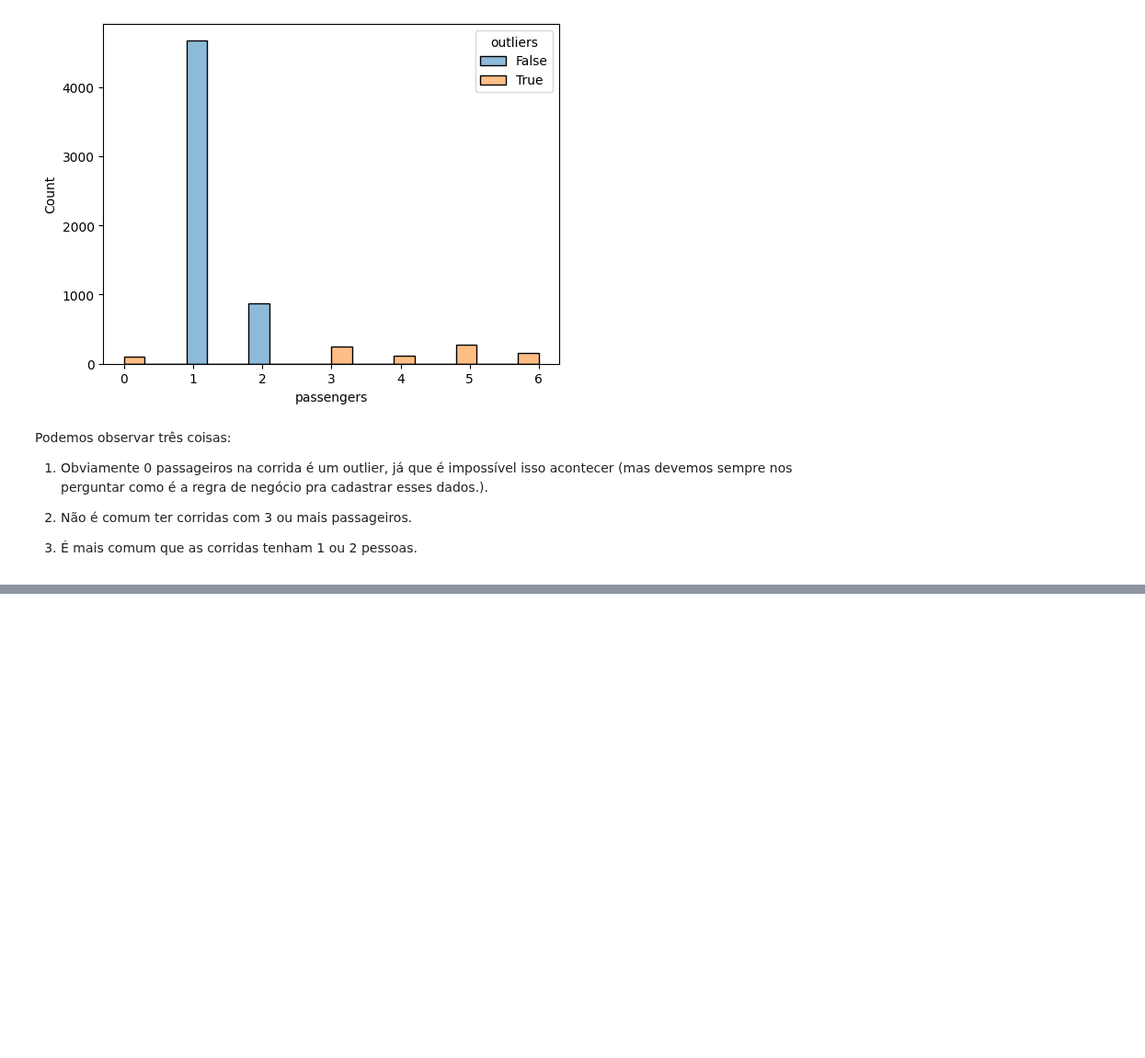
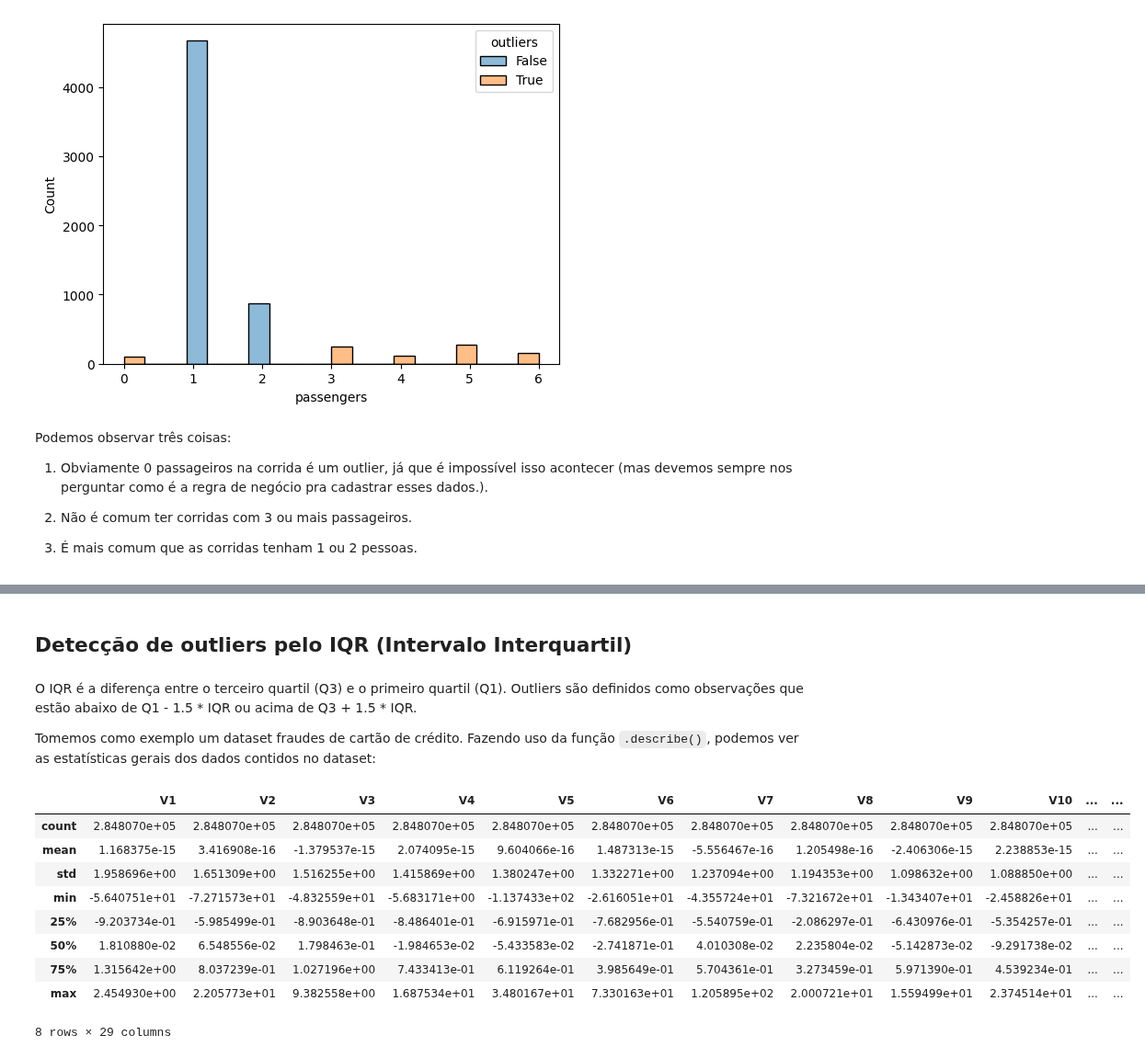
Before and after one commit to allansuzuki/ADA_classes, a Jupyter notebook: DS-PY-Data-Science/DS-PY-018 ANÁLISE EXPLORATÓRIA DE DADOS/Material do Aluno/Aula8_Outliers.ipynb, the cells around one changed output, grey strips where cells are left out. Shown at 92% size. Cells and saved outputs as stored; diff of their text form; code cells hidden in the pictures; blank space fills up the shorter version.

```diff
--- a/DS-PY-Data-Science/DS-PY-018 ANÁLISE EXPLORATÓRIA DE DADOS/Material do Aluno/Aula8_Outliers.ipynb
+++ b/DS-PY-Data-Science/DS-PY-018 ANÁLISE EXPLORATÓRIA DE DADOS/Material do Aluno/Aula8_Outliers.ipynb
@@ -165,0 +91,6 @@ Quando a remoção de outliers não é desejada, podemos usar a técnica de subs
+# %% [markdown]
+## Detecção de outliers pelo IQR (Intervalo Interquartil)
+# %% [markdown]
+O IQR é a diferença entre o terceiro quartil (Q3) e o primeiro quartil (Q1). Outliers são definidos como observações que estão abaixo de Q1 - 1.5 * IQR ou acima de Q3 + 1.5 * IQR.
+
+Tomemos como exemplo um dataset fraudes de cartão de crédito. Fazendo uso da função `.describe()`, podemos ver as estatísticas gerais dos dados contidos no dataset:
@@ -165,0 +110,13 @@ Quando a remoção de outliers não é desejada, podemos usar a técnica de subs
+# %%
+df.describe()
+# %% [output]
+|  | V1 | V2 | V3 | V4 | V5 | V6 | V7 | V8 | V9 | V10 | ... | ... |
+| count | 2.848070e+05 | 2.848070e+05 | 2.848070e+05 | 2.848070e+05 | 2.848070e+05 | 2.848070e+05 | 2.848070e+05 | 2.848070e+05 | 2.848070e+05 | 2.848070e+05 | ... | ... |
+| mean | 1.168375e-15 | 3.416908e-16 | -1.379537e-15 | 2.074095e-15 | 9.604066e-16 | 1.487313e-15 | -5.556467e-16 | 1.205498e-16 | -2.406306e-15 | 2.238853e-15 | ... | ... |
+| std | 1.958696e+00 | 1.651309e+00 | 1.516255e+00 | 1.415869e+00 | 1.380247e+00 | 1.332271e+00 | 1.237094e+00 | 1.194353e+00 | 1.098632e+00 | 1.088850e+00 | ... | ... |
+| min | -5.640751e+01 | -7.271573e+01 | -4.832559e+01 | -5.683171e+00 | -1.137433e+02 | -2.616051e+01 | -4.355724e+01 | -7.321672e+01 | -1.343407e+01 | -2.458826e+01 | ... | ... |
+| 25% | -9.203734e-01 | -5.985499e-01 | -8.903648e-01 | -8.486401e-01 | -6.915971e-01 | -7.682956e-01 | -5.540759e-01 | -2.086297e-01 | -6.430976e-01 | -5.354257e-01 | ... | ... |
+| 50% | 1.810880e-02 | 6.548556e-02 | 1.798463e-01 | -1.984653e-02 | -5.433583e-02 | -2.741871e-01 | 4.010308e-02 | 2.235804e-02 | -5.142873e-02 | -9.291738e-02 | ... | ... |
+| 75% | 1.315642e+00 | 8.037239e-01 | 1.027196e+00 | 7.433413e-01 | 6.119264e-01 | 3.985649e-01 | 5.704361e-01 | 3.273459e-01 | 5.971390e-01 | 4.539234e-01 | ... | ... |
+| max | 2.454930e+00 | 2.205773e+01 | 9.382558e+00 | 1.687534e+01 | 3.480167e+01 | 7.330163e+01 | 1.205895e+02 | 2.000721e+01 | 1.559499e+01 | 2.374514e+01 | ... | ... |
+8 rows × 29 columns
```
Also changed, not shown: parts of 12 cells of this notebook.
